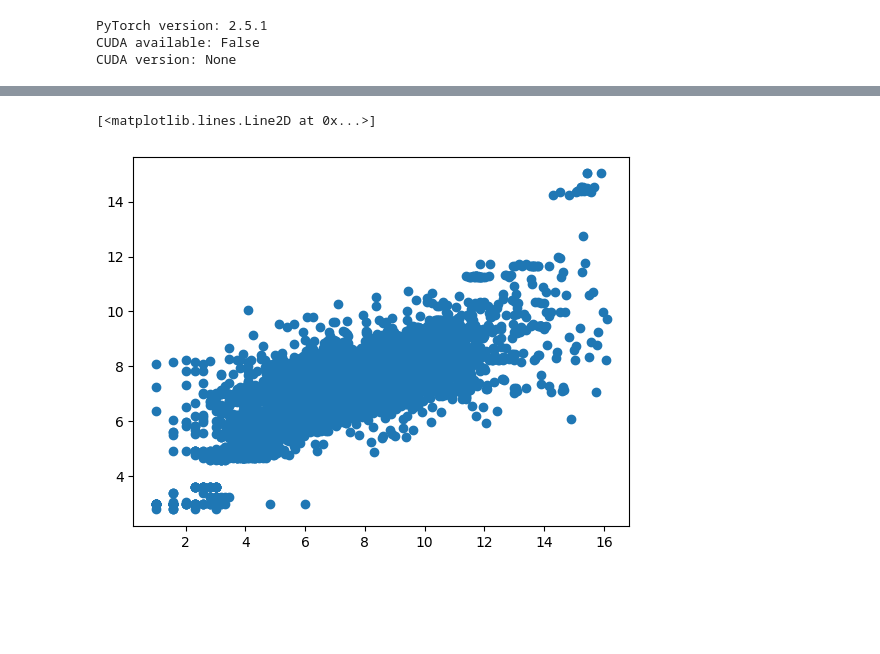
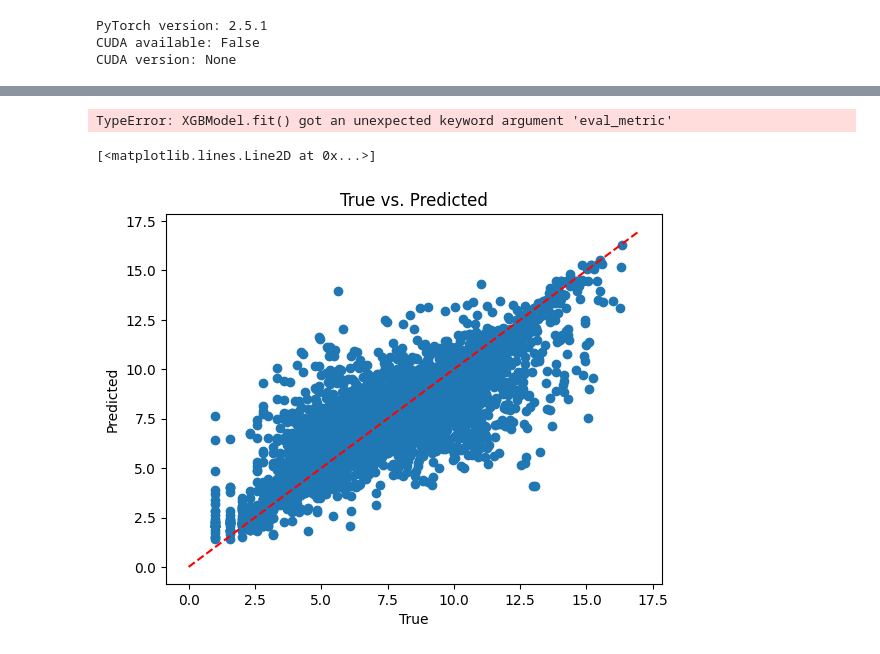
Before and after one commit to DanShlamovitz/Vision_TP_Final, a Jupyter notebook: experiments/Xgbost.ipynb, the cells around one changed output, grey strips where cells are left out. Cells and saved outputs as stored; diff of their text form; code cells hidden in the pictures; blank space fills up the shorter version.

```diff
--- a/experiments/Xgbost.ipynb
+++ b/experiments/Xgbost.ipynb
@@ -38,7 +104,7 @@ class XgBoost(nn.Module):
 import pandas as pd
 import numpy as np
 
-def generate_random_feature_combinations(X_train, X_test, num_features, random_state=None):
+def generate_random_feature_combinations(X_train, X_test,X_val, num_features, random_state=None):
     """
     Randomly combines pairs of columns with random operations (including powers) to create new features,
     ensuring consistency between X_train and X_test.
@@ -58,6 +124,8 @@ def generate_random_feature_combinations(X_train, X_test, num_features, random_s
 
     X_train_new = X_train.copy()
     X_test_new = X_test.copy()
+    X_val_new = X_val.copy()
+
     columns = X_train.columns
     selected_pairs = []
 
@@ -78,6 +146,8 @@ def generate_random_feature_combinations(X_train, X_test, num_features, random_s
         if operation == '-':
             X_train_new[new_feature_name] = X_train_new[col1] - X_train_new[col2]
             X_test_new[new_feature_name] = X_test_new[col1] - X_test_new[col2]
+            X_val_new[new_feature_name] = X_val_new[col1] - X_val_new[col2]
+
         elif operation == '/':
             # Avoid division by zero using np.where
             X_train_new[new_feature_name] = np.where(X_train_new[col2] != 0,
@@ -86,20 +156,27 @@ def generate_random_feature_combinations(X_train, X_test, num_features, random_s
             X_test_new[new_feature_name] = np.where(X_test_new[col2] != 0,
                                                      X_test_new[col1] / X_test_new[col2],
                                                      np.nan)
+            X_val_new[new_feature_name] = np.where(X_val_new[col2] != 0,
+                                                    X_val_new[col1] / X_val_new[col2],
+                                                    np.nan)
         elif operation == '^2':  # Square of the first column
             X_train_new[new_feature_name] = X_train_new[col1] ** 2
             X_test_new[new_feature_name] = X_test_new[col1] ** 2
+            X_val_new[new_feature_name] = X_val_new[col1] ** 2
         elif operation == '^3':  # Cube of the first column
             X_train_new[new_feature_name] = X_train_new[col1] ** 3
             X_test_new[new_feature_name] = X_test_new[col1] ** 3
+            X_val_new[new_feature_name] = X_val_new[col1] ** 3
         elif operation == '^0.5':  # Square root of the first column
             X_train_new[new_feature_name] = np.sqrt(X_train_new[col1])
             X_test_new[new_feature_name] = np.sqrt(X_test_new[col1])
+            X_val_new[new_feature_name] = np.sqrt(X_val_new[col1])
 
-    return X_train_new, X_test_new
+    return X_train_new, X_test_new, X_val_new
 
 # Example usage
-X_train_new, X_test_new = generate_random_feature_combinations(X_train, X_test, num_features=1000, random_state=42)
+warnings.filterwarnings("ignore")
+X_train_new, X_test_new, X_val_new = generate_random_feature_combinations(X_train, X_test, X_val, num_features=2000, random_state=42)
 
 print(X_train_new.head())
 print(X_test_new.head())
@@ -125,8 +200,0 @@ print(X_test_new.head())
-# %%
-model = XgBoost(n_features=X_train.shape[1])
-model.fit(X_train, y_train)
-y_pred = model.forward(X_test)
-plt.plot(y_test, y_pred, 'o')
-# %% [output]
-[<matplotlib.lines.Line2D at 0x...>]
-[figure, removed]
@@ -132,0 +226,26 @@ plt.plot(y_test, y_pred, 'o')
+# %%
+model = XgBoost()
+model.fit(X_train_new, y_train, X_val_new, y_val, verbose=True)
+y_pred2 = model(X_test_new)
+# %% [output]
+TypeError: XGBModel.fit() got an unexpected keyword argument 'eval_metric'
+# %%
+# model1 = XgBoost()
+# model1.fit(X_train_resnet*100, y_train[1:], X_val=X_val_resnet*100, y_val=y_val[1:], verbose=True)
+# y_pred1 = model1(X_test_resnet*100)
+
+# y_pred = (y_pred1 + y_pred2) / 2
+
+# plt.plot(y_test, y_pred, 'o')
+# plt.xlabel('True')
+# plt.ylabel('Predicted')
+# plt.title('True vs. Predicted')
+
+plt.plot(y_test, y_pred2, 'o')
+plt.xlabel('True')
+plt.ylabel('Predicted')
+plt.title('True vs. Predicted')
+plt.plot([0, 17], [0, 17], 'r--')
+# %% [output]
+[<matplotlib.lines.Line2D at 0x...>]
+[figure, added]
```
Also changed, not shown: parts of 7 cells of this notebook, 18 other files.
